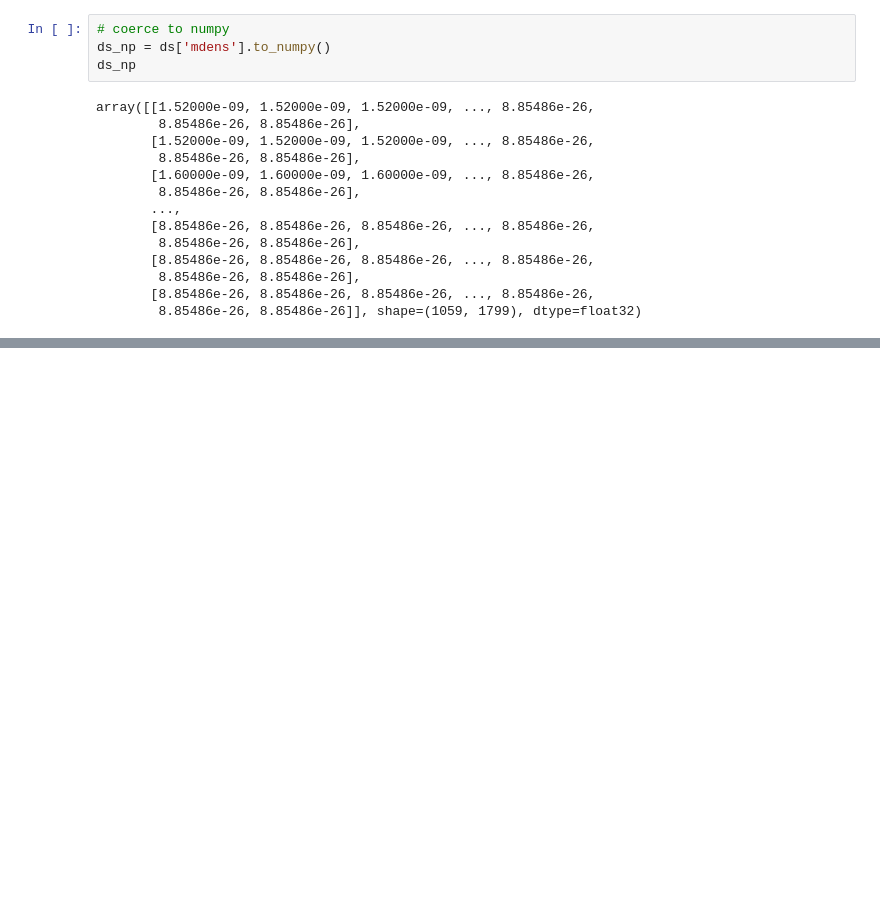
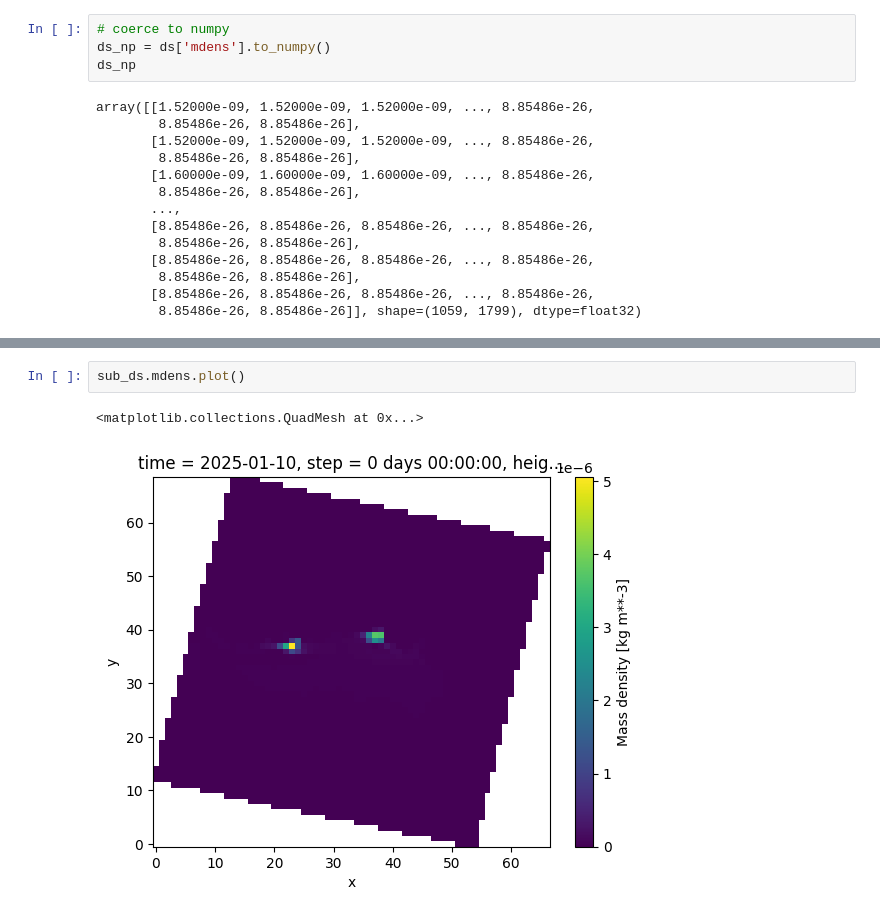
Before and after one commit to matthewgraca/hrrr-smoke-viz, a Jupyter notebook: hrrr_to_np.ipynb, the cells around one changed output, grey strips where cells are left out. Cells and saved outputs as stored; diff of their text form; blank space fills up the shorter version.

```diff
--- a/hrrr_to_np.ipynb
+++ b/hrrr_to_np.ipynb
@@ -222,0 +261,5 @@ def plot(ds, coords=None, save=False):
+# %%
+sub_ds.mdens.plot()
+# %% [output]
+<matplotlib.collections.QuadMesh at 0x...>
+[figure, added]
```
Also changed, not shown: parts of 23 cells of this notebook.
